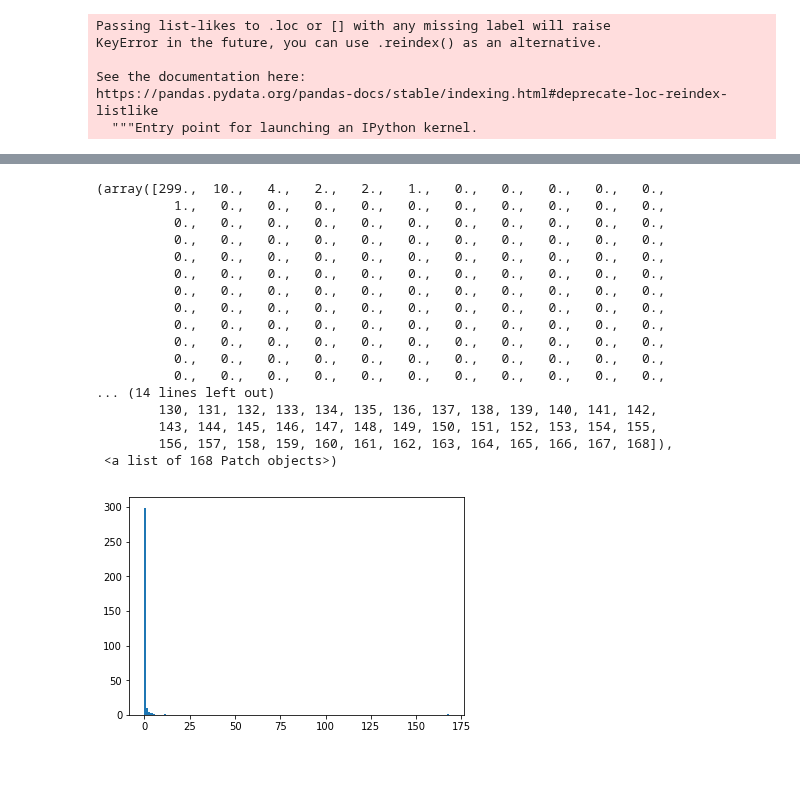
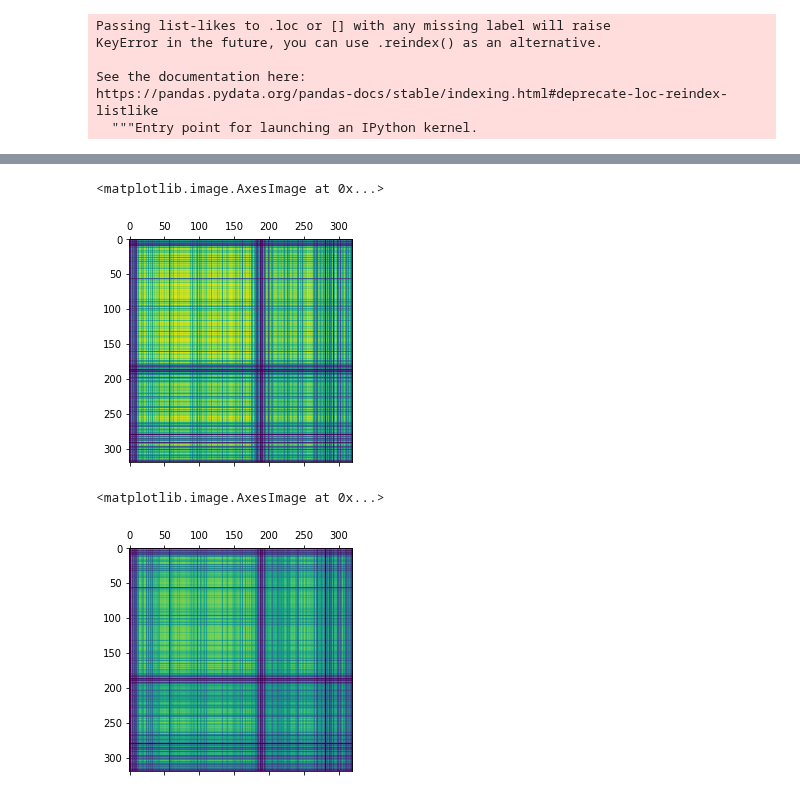
Before and after one commit to matuteiglesias/geo-correlation-structures, a Jupyter notebook: USA Industries Corr Matrix.ipynb, the cells around one changed output, grey strips where cells are left out. Cells and saved outputs as stored; diff of their text form; code cells hidden in the pictures; blank space fills up the shorter version.

```diff
--- a/USA Industries Corr Matrix.ipynb
+++ b/USA Industries Corr Matrix.ipynb
@@ -98,22 +176,10 @@ avals = np.real(avals) # == np.abs(avals)
-# %%
-plt.hist(avals, range(int(round(max(avals))) + 1))
-# Tiene un aval muy alto y los demas abajo. Esto esta OK. Va con la idea que hay una dependencia que todas las series tienen.
-# %% [output]
-(array([299.,  10.,   4.,   2.,   2.,   1.,   0.,   0.,   0.,   0.,   0.,
-          1.,   0.,   0.,   0.,   0.,   0.,   0.,   0.,   0.,   0.,   0.,
-          0.,   0.,   0.,   0.,   0.,   0.,   0.,   0.,   0.,   0.,   0.,
-          0.,   0.,   0.,   0.,   0.,   0.,   0.,   0.,   0.,   0.,   0.,
-          0.,   0.,   0.,   0.,   0.,   0.,   0.,   0.,   0.,   0.,   0.,
-          0.,   0.,   0.,   0.,   0.,   0.,   0.,   0.,   0.,   0.,   0.,
-          0.,   0.,   0.,   0.,   0.,   0.,   0.,   0.,   0.,   0.,   0.,
-          0.,   0.,   0.,   0.,   0.,   0.,   0.,   0.,   0.,   0.,   0.,
-          0.,   0.,   0.,   0.,   0.,   0.,   0.,   0.,   0.,   0.,   0.,
-          0.,   0.,   0.,   0.,   0.,   0.,   0.,   0.,   0.,   0.,   0.,
-          0.,   0.,   0.,   0.,   0.,   0.,   0.,   0.,   0.,   0.,   0.,
-          0.,   0.,   0.,   0.,   0.,   0.,   0.,   0.,   0.,   0.,   0.,
-... (14 lines left out)
-        130, 131, 132, 133, 134, 135, 136, 137, 138, 139, 140, 141, 142,
-        143, 144, 145, 146, 147, 148, 149, 150, 151, 152, 153, 154, 155,
-        156, 157, 158, 159, 160, 161, 162, 163, 164, 165, 166, 167, 168]),
- <a list of 168 Patch objects>)
-[figure, removed]
+# %%
+plt.matshow(C_s, vmin = 0, vmax = 1)
+# %% [output]
+<matplotlib.image.AxesImage at 0x...>
+[figure, added]
+# %%
+plt.matshow(C_s, vmin = 0, vmax = 1)
+# %% [output]
+<matplotlib.image.AxesImage at 0x...>
+[figure, added]
```
Also changed, not shown: parts of 23 cells of this notebook, 4 other files.
